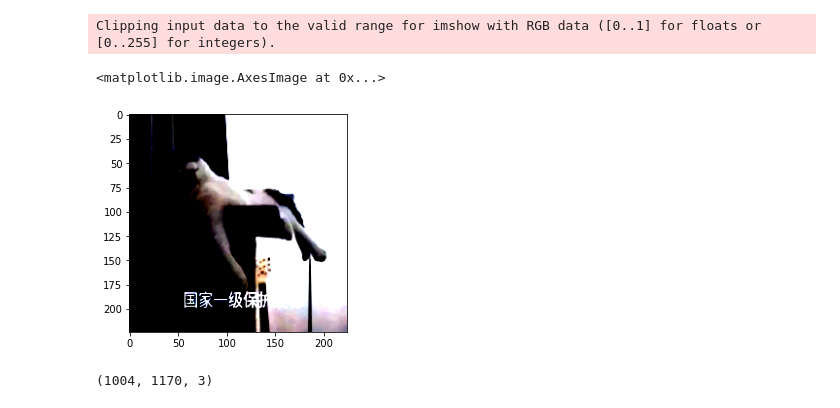
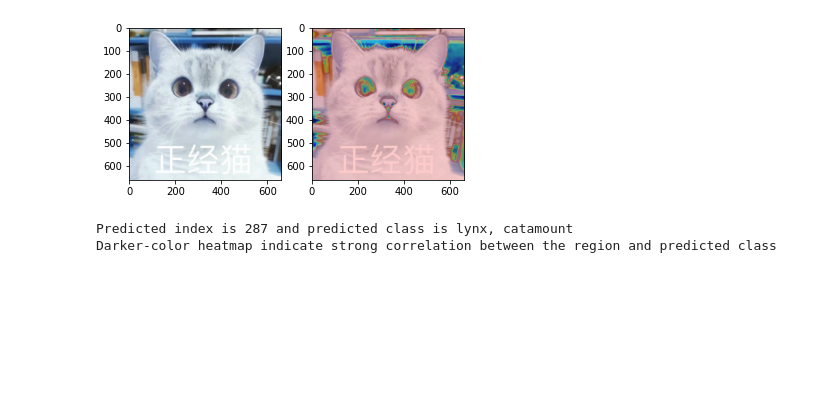
Before and after one commit to MichaelYxWang/CrossExplain, a Jupyter notebook: gradcam_torch_cv.ipynb, the cells around one changed output. Cells and saved outputs as stored; diff of their text form; code cells hidden in the pictures; blank space fills up the shorter version.

```diff
--- a/gradcam_torch_cv.ipynb
+++ b/gradcam_torch_cv.ipynb
@@ -78,0 +132,7 @@ class VGG(nn.Module):
+# %%
+# You can randomly walk the dataloader, or specify a concrete image path
+# img, image_path = next(iter(dataloader))
+# image_path = image_path[0] # for batch
+
+image_path = "drive/MyDrive/11877-AMMML/dataset/random/images/classes/cat/zhengjing.jpg"
+# img = dataset.get_by_path(image_path)
@@ -121,17 +191,20 @@ plt.matshow(heatmap.squeeze())
-# %%
-plt.imshow(img[0].permute(1, 2, 0))
-# %% [output]
-Clipping input data to the valid range for imshow with RGB data ([0..1] for floats or [0..255] for integers).
-<matplotlib.image.AxesImage at 0x...>
-[figure, removed]
 # %%
-plot_image = cv2.imread(DATASET_DIR + 'cat/feiwu.jpg')
-# plot_image = img[0].permute(1, 2, 0).numpy()
+plot_image = cv2.imread(image_path)
 updated_heatmap = cv2.resize(np.array(heatmap), (plot_image.shape[1], plot_image.shape[0]))
 updated_heatmap = np.uint8(255 * updated_heatmap)
 updated_heatmap = cv2.applyColorMap(updated_heatmap, cv2.COLORMAP_JET)
 superimposed_img = updated_heatmap *0.5 + plot_image
+
+f = plt.figure()
+f.add_subplot(1, 2, 1)
+plt.imshow(plot_image)
+f.add_subplot(1, 2, 2)
+plt.imshow(superimposed_img / np.max(superimposed_img))
+plt.show(block=True)
+
+print("Predicted index is", index, "and predicted class is", idx2label[index])
+print("Darker-color heatmap indicate strong correlation between the region and predicted class")
+# %% [output]
+[figure, added]
+Predicted index is 287 and predicted class is lynx, catamount
+Darker-color heatmap indicate strong correlation between the region and predicted class
-# %%
-plot_image.shape
-# %% [output]
-(1004, 1170, 3)
```
Also changed, not shown: parts of 12 cells of this notebook.
